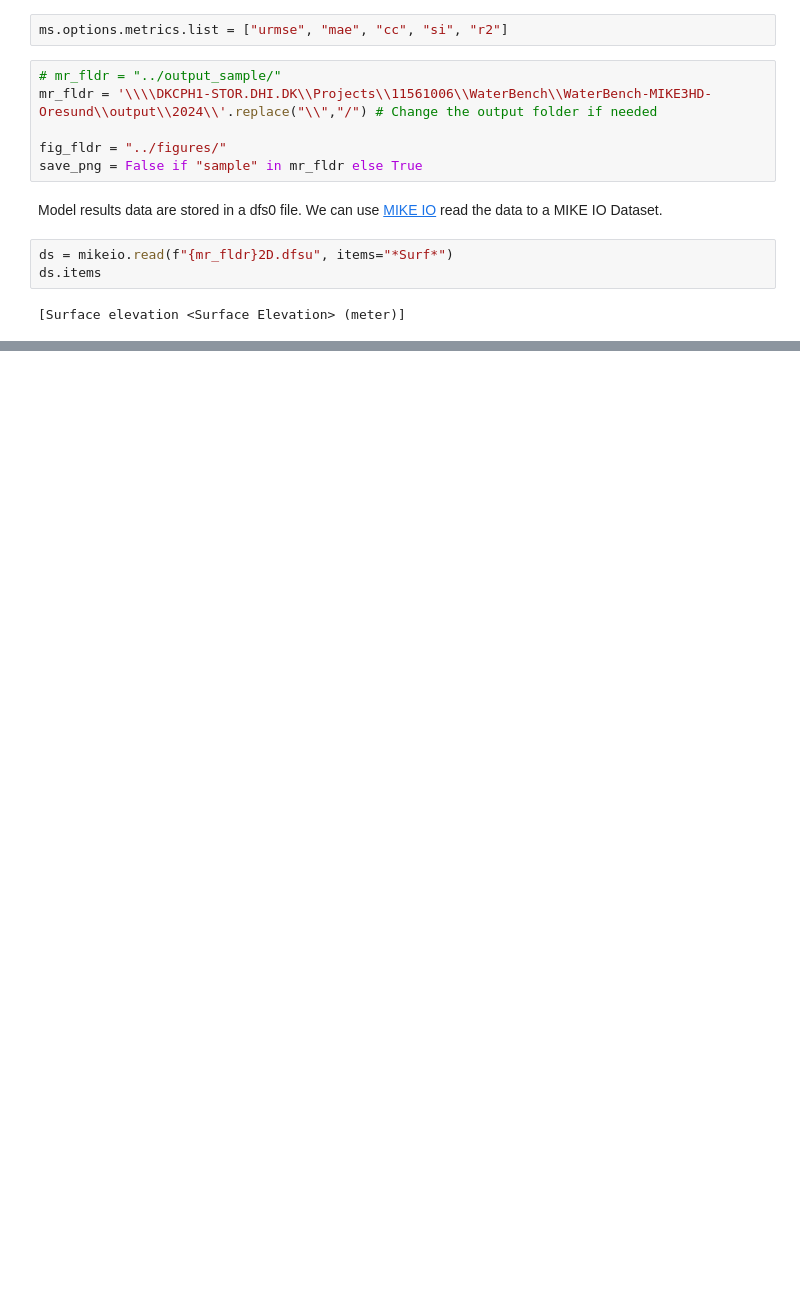
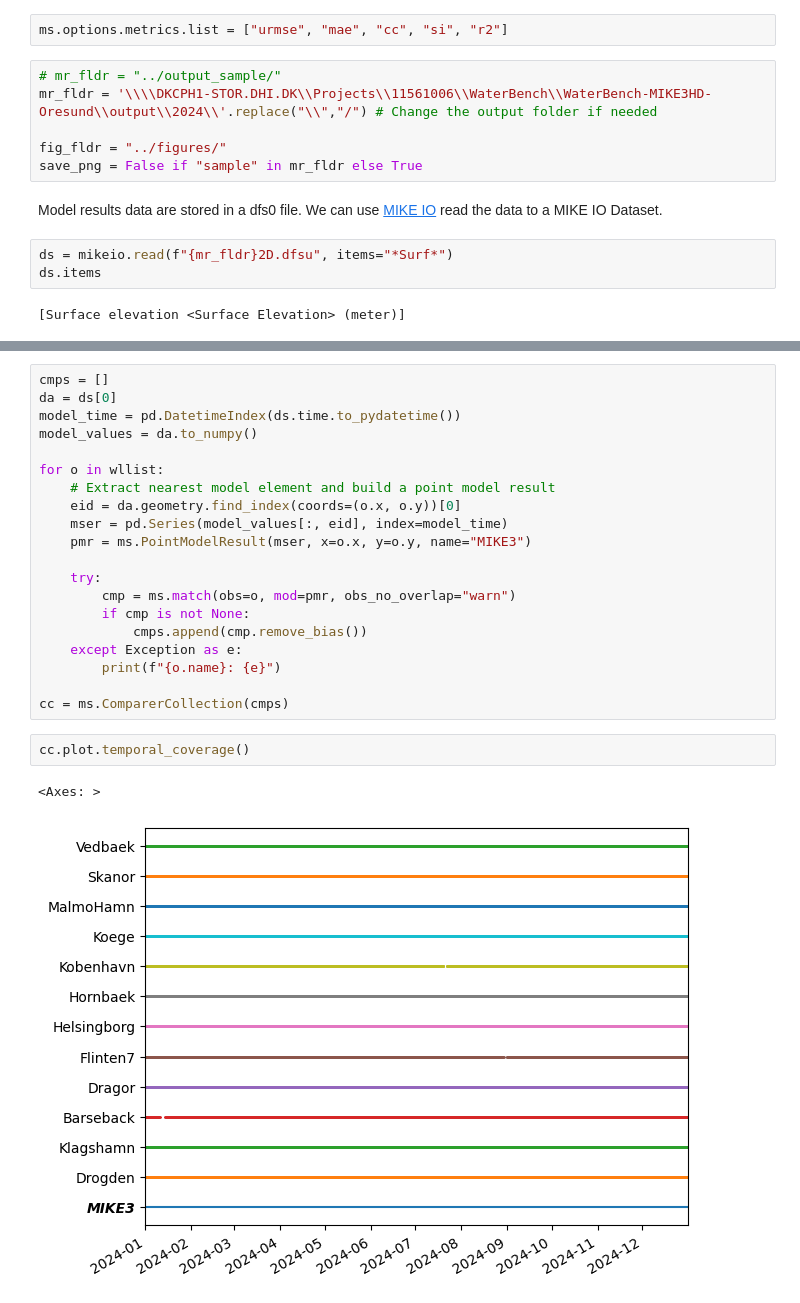
Before and after one commit to DHI/WaterBench-MIKE3HD-Oresund, a Jupyter notebook: code/model_validation_waterlevel2D.ipynb, the cells around one changed output, grey strips where cells are left out. Drawn from its saved outputs; the diff is of its cells as text; blank space fills up the shorter version.

Commit message:
Run modelskill and view data

```diff
--- a/code/model_validation_waterlevel2D.ipynb
+++ b/code/model_validation_waterlevel2D.ipynb
@@ -23,0 +60,25 @@ ds.items
+# %%
+cmps = []
+da = ds[0]
+model_time = pd.DatetimeIndex(ds.time.to_pydatetime())
+model_values = da.to_numpy()
+
+for o in wllist:
+    # Extract nearest model element and build a point model result
+    eid = da.geometry.find_index(coords=(o.x, o.y))[0]
+    mser = pd.Series(model_values[:, eid], index=model_time)
+    pmr = ms.PointModelResult(mser, x=o.x, y=o.y, name="MIKE3")
+
+    try:
+        cmp = ms.match(obs=o, mod=pmr, obs_no_overlap="warn")
+        if cmp is not None:
+            cmps.append(cmp.remove_bias())
+    except Exception as e:
+        print(f"{o.name}: {e}")
+
+cc = ms.ComparerCollection(cmps)
+# %%
+cc.plot.temporal_coverage()
+# %% [output]
+<Axes: >
+[figure, added]
```
Also changed, not shown: parts of 11 cells of this notebook, 1 other file.
